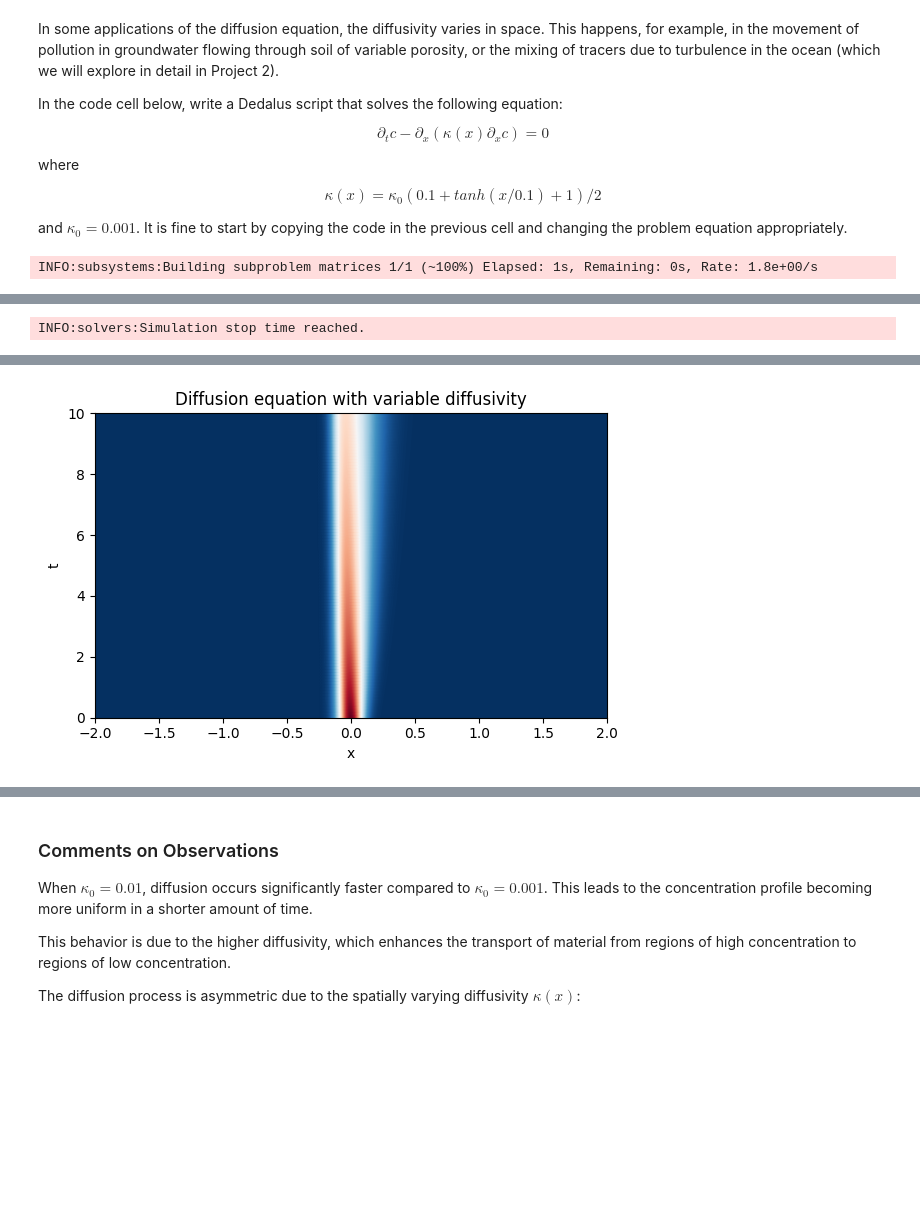
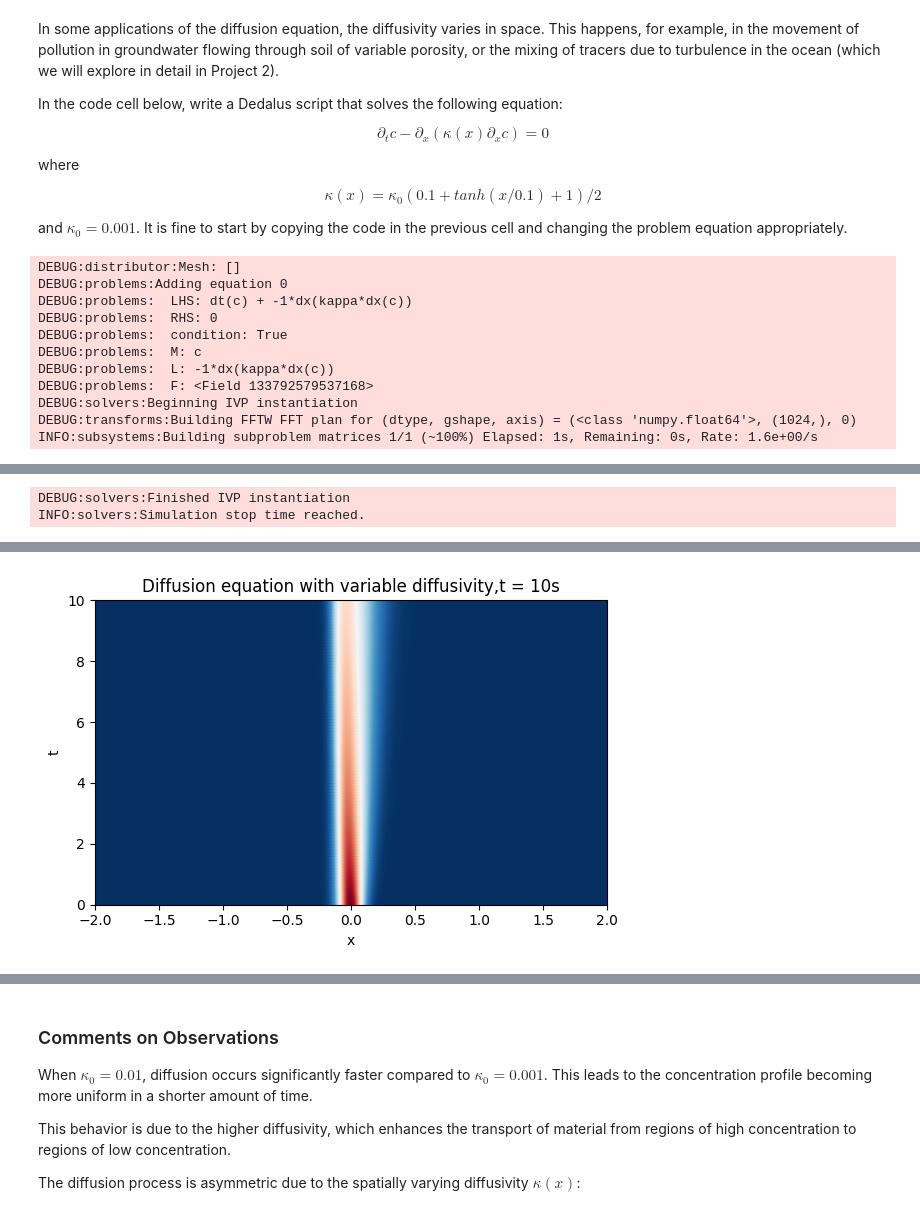
Before and after one commit to StarYuxinChen/QCES, a Jupyter notebook: Project1_dedalus.ipynb, the cells around one changed output, grey strips where cells are left out. Saved outputs shown, nothing was run; the diff lists cells and outputs as text; code cells hidden in the pictures; blank space fills up the shorter version.

```diff
--- a/Project1_dedalus.ipynb
+++ b/Project1_dedalus.ipynb
@@ -581,8 +659,18 @@ plt.xlim(x_start, x_end)
 plt.ylim(0, solver.stop_sim_time)
 plt.xlabel('x')
 plt.ylabel('t')
-plt.title('Diffusion equation with variable diffusivity')
+plt.title('Diffusion equation with variable diffusivity,t = 10s')
 plt.tight_layout()
 plt.show()
 # %% [output]
-INFO:subsystems:Building subproblem matrices 1/1 (~100%) Elapsed: 1s, Remaining: 0s, Rate: 1.8e+00/s
+DEBUG:distributor:Mesh: []
+DEBUG:problems:Adding equation 0
+DEBUG:problems:  LHS: dt(c) + -1*dx(kappa*dx(c))
+DEBUG:problems:  RHS: 0
+DEBUG:problems:  condition: True
+DEBUG:problems:  M: c
+DEBUG:problems:  L: -1*dx(kappa*dx(c))
+DEBUG:problems:  F: <Field 133792579537168>
+DEBUG:solvers:Beginning IVP instantiation
+DEBUG:transforms:Building FFTW FFT plan for (dtype, gshape, axis) = (<class 'numpy.float64'>, (1024,), 0)
+INFO:subsystems:Building subproblem matrices 1/1 (~100%) Elapsed: 1s, Remaining: 0s, Rate: 1.6e+00/s
@@ -590 +678,2 @@ INFO:subsystems:Building subproblem matrices 1/1 (~100%) Elapsed: 1s, Remaining:
+DEBUG:solvers:Finished IVP instantiation
 INFO:solvers:Simulation stop time reached.
@@ -592,4 +681,4 @@ INFO:solvers:Simulation stop time reached.
-[figure, old version]
+[figure, new version]
 # %%
 kappa_0 = 0.01  # Base diffusivity
 
```
Also changed, not shown: parts of 13 cells of this notebook.
